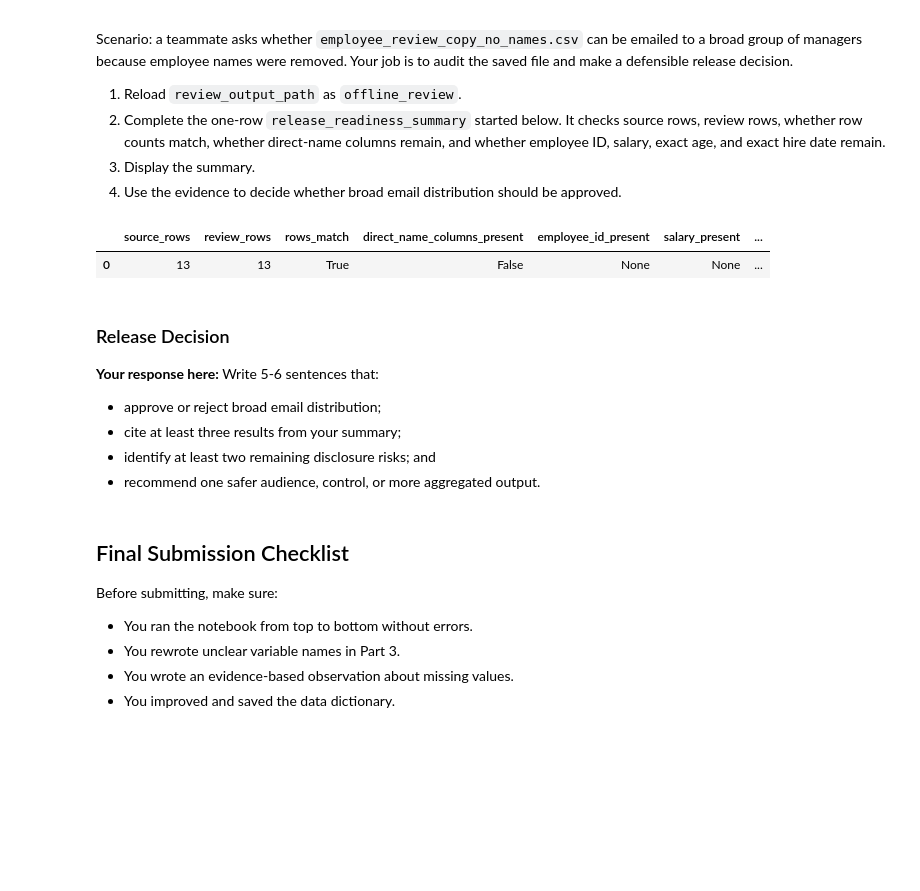
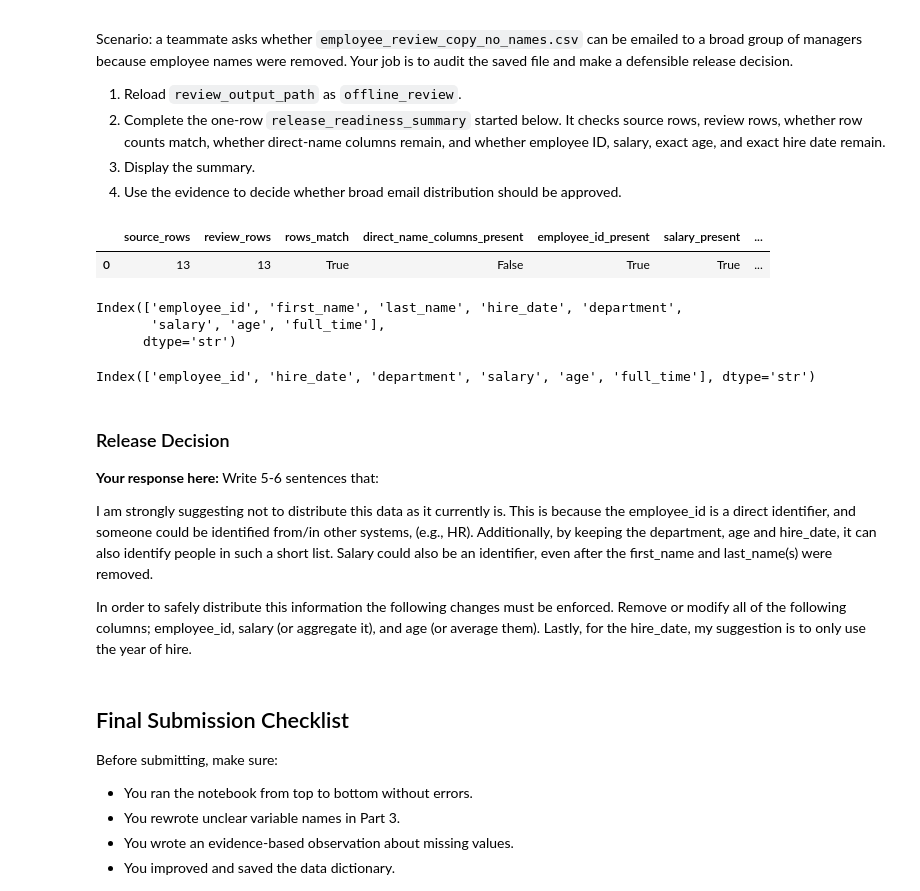
Before and after one commit to glendadavisjohnson/First-Steps-in-Data-Cleaning, a Jupyter notebook: notebooks/week4_github_repro_governance_lab.ipynb, the cells around one changed output. Cells and saved outputs as stored; diff of their text form; code cells hidden in the pictures; blank space fills up the shorter version.

```diff
--- a/notebooks/week4_github_repro_governance_lab.ipynb
+++ b/notebooks/week4_github_repro_governance_lab.ipynb
@@ -428,33 +427,44 @@ Scenario: a teammate asks whether `employee_review_copy_no_names.csv` can be ema
 # %%
 # Offline Assignment
 # Hint: use `"column_name" in offline_review.columns` for each remaining-field check.
 # The direct-name check is already completed as an example.
 offline_review = pd.read_csv(review_output_path)
 
 release_readiness_summary = pd.DataFrame([{
     "source_rows": len(employees_raw),
     "review_rows": len(offline_review),
     "rows_match": len(employees_raw) == len(offline_review),
     "direct_name_columns_present": bool(set(direct_name_columns) & set(offline_review.columns)),
-    "employee_id_present": None,  # TODO
-    "salary_present": None,  # TODO
-    "exact_age_present": None,  # TODO
-    "exact_hire_date_present": None,  # TODO
+    "employee_id_present": "employee_id" in offline_review.columns,
+    "salary_present": "salary" in offline_review.columns,
+    "exact_age_present": "age" in offline_review.columns,
+    "exact_hire_date_present": "hire_date" in offline_review.columns,
 }])
 
 release_readiness_summary
 # %% [output]
 |  | source_rows | review_rows | rows_match | direct_name_columns_present | employee_id_present | salary_present | ... |
-| 0 | 13 | 13 | True | False | None | None | ... |
+| 0 | 13 | 13 | True | False | True | True | ... |
+# %%
+# checking for columns names/values in employees_raw
+employees_raw.columns
+display(employees_raw.columns)
+
+offline_review.columns
+display(offline_review.columns)
+# %% [output]
+Index(['employee_id', 'first_name', 'last_name', 'hire_date', 'department',
+       'salary', 'age', 'full_time'],
+      dtype='str')
+Index(['employee_id', 'hire_date', 'department', 'salary', 'age', 'full_time'], dtype='str')
 # %% [markdown]
 ### Release Decision
 
 **Your response here:** Write 5-6 sentences that:
 
-- approve or reject broad email distribution;
-- cite at least three results from your summary;
-- identify at least two remaining disclosure risks; and
-- recommend one safer audience, control, or more aggregated output.
+I am strongly suggesting not to distribute this data as it currently is. This is because the employee_id is a direct identifier, and someone could be identified from/in other systems, (e.g., HR). Additionally, by keeping the department, age and hire_date, it can also identify people in such a short list. Salary could also be an identifier, even after the first_name and last_name(s) were removed.
+
+In order to safely distribute this information the following changes must be enforced. Remove or modify all of the following columns; employee_id, salary (or aggregate it), and age (or average them). Lastly, for the hire_date, my suggestion is to only use the year of hire.
 # %% [markdown]
 ## Final Submission Checklist
 
```
Also changed, not shown: parts of 2 cells of this notebook, 1 other file.
